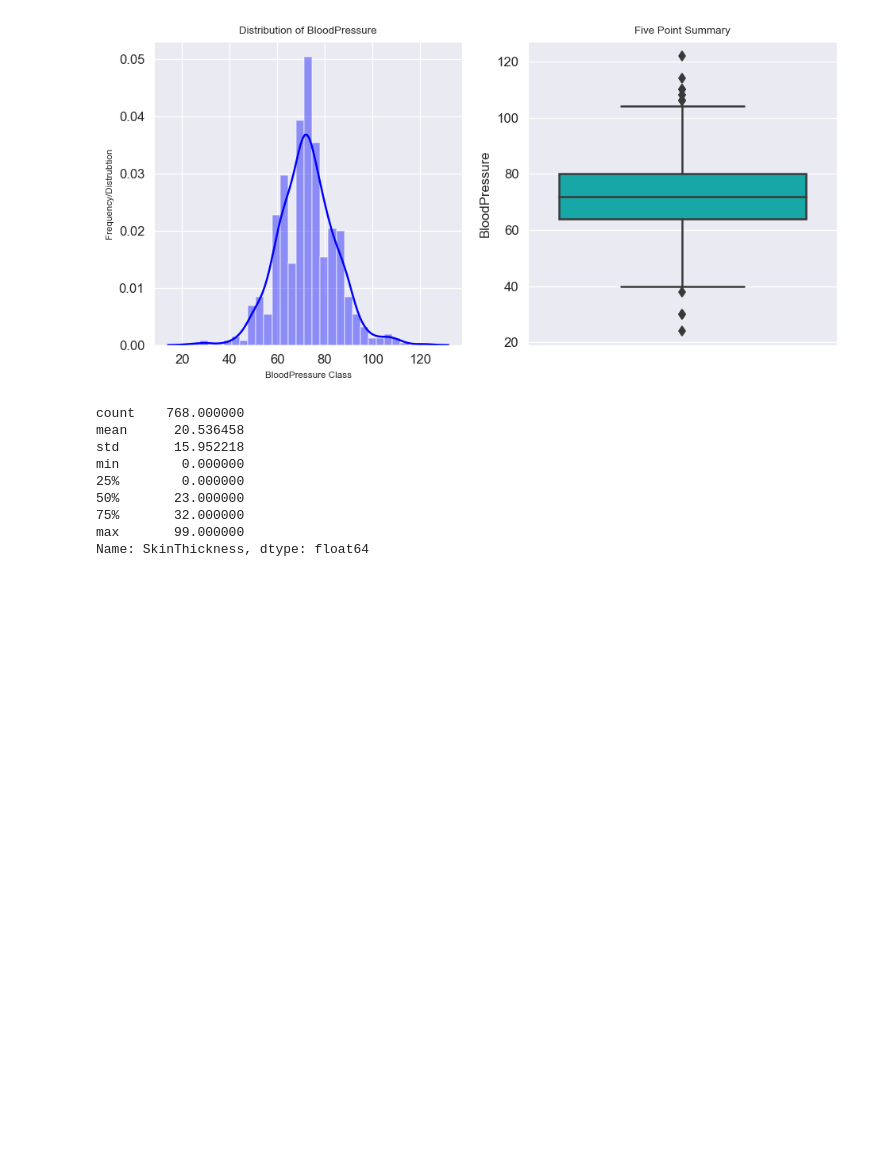
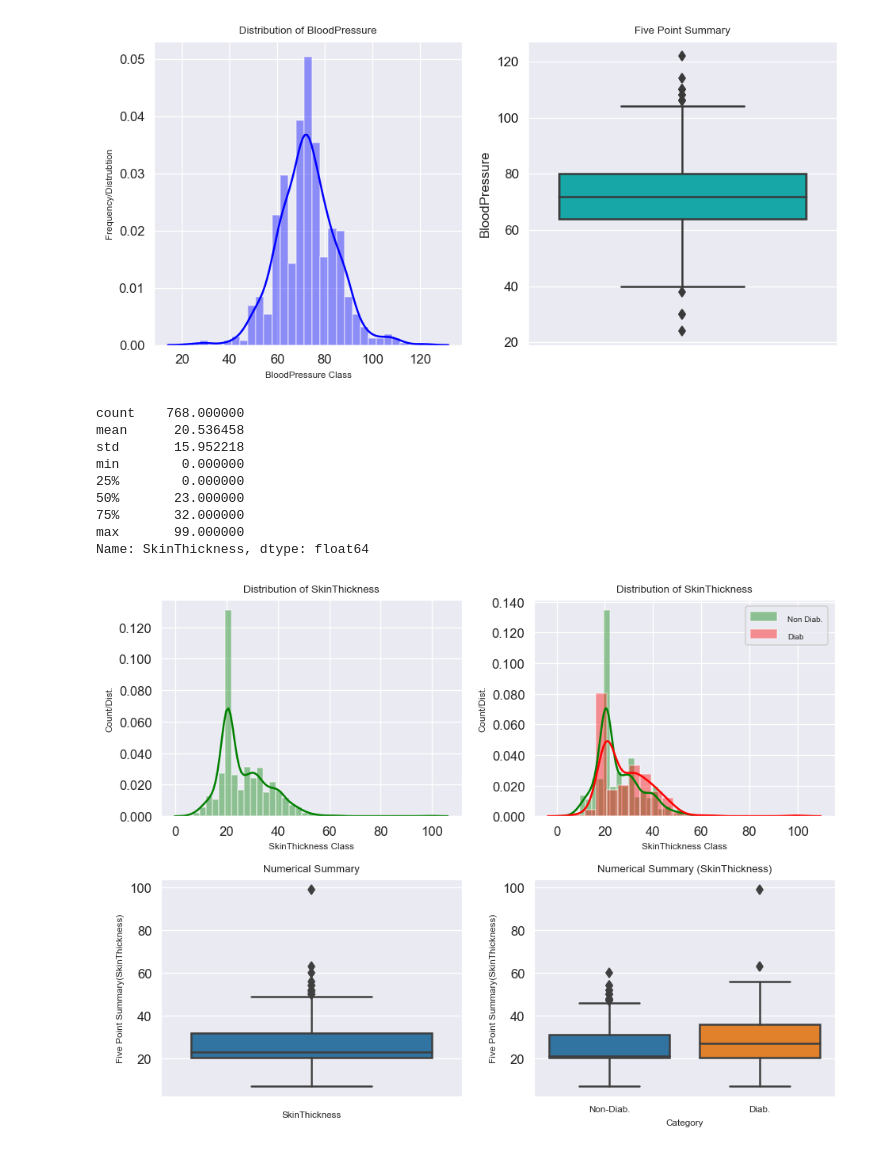
Before and after one commit to javagarm/Curneu-Assessment, a Jupyter notebook: Problem_Statement_2.ipynb, the cells around one changed output. Drawn from its saved outputs; the diff is of its cells as text; code cells hidden in the pictures; blank space fills up the shorter version.

```diff
--- a/Problem_Statement_2.ipynb
+++ b/Problem_Statement_2.ipynb
@@ -429,3 +429,40 @@ min        0.000000
 75%       32.000000
 max       99.000000
 Name: SkinThickness, dtype: float64
+# %%
+fig,axes = plt.subplots(nrows=2,ncols=2,dpi=120,figsize = (8,6))
+
+plot00=sns.distplot(df['SkinThickness'],ax=axes[0][0],color='green')
+axes[0][0].yaxis.set_major_formatter(FormatStrFormatter('%.3f'))
+axes[0][0].set_title('Distribution of SkinThickness',fontdict={'fontsize':8})
+axes[0][0].set_xlabel('SkinThickness Class',fontdict={'fontsize':7})
+axes[0][0].set_ylabel('Count/Dist.',fontdict={'fontsize':7})
+plt.tight_layout()
+
+plot01=sns.distplot(df[df['Outcome']==False]['SkinThickness'],ax=axes[0][1],color='green',label='Non Diab.')
+sns.distplot(df[df.Outcome==True]['SkinThickness'],ax=axes[0][1],color='red',label='Diab')
+axes[0][1].set_title('Distribution of SkinThickness',fontdict={'fontsize':8})
+axes[0][1].set_xlabel('SkinThickness Class',fontdict={'fontsize':7})
+axes[0][1].set_ylabel('Count/Dist.',fontdict={'fontsize':7})
+axes[0][1].yaxis.set_major_formatter(FormatStrFormatter('%.3f'))
+plot01.axes.legend(loc=1)
+plt.setp(axes[0][1].get_legend().get_texts(), fontsize='6')
+plt.setp(axes[0][1].get_legend().get_title(), fontsize='6')
+plt.tight_layout()
+
+plot10=sns.boxplot(df['SkinThickness'],ax=axes[1][0],orient='v')
+axes[1][0].set_title('Numerical Summary',fontdict={'fontsize':8})
+axes[1][0].set_xlabel('SkinThickness',fontdict={'fontsize':7})
+axes[1][0].set_ylabel(r'Five Point Summary(SkinThickness)',fontdict={'fontsize':7})
+plt.tight_layout()
+
+plot11=sns.boxplot(x='Outcome',y='SkinThickness',data=df,ax=axes[1][1])
+axes[1][1].set_title(r'Numerical Summary (SkinThickness)',fontdict={'fontsize':8})
+axes[1][1].set_ylabel(r'Five Point Summary(SkinThickness)',fontdict={'fontsize':7})
+plt.xticks(ticks=[0,1],labels=['Non-Diab.','Diab.'],fontsize=7)
+axes[1][1].set_xlabel('Category',fontdict={'fontsize':7})
+plt.tight_layout()
+
+plt.show()
+# %% [output]
+[figure, added]
```
Also changed, not shown: parts of 11 cells of this notebook.
